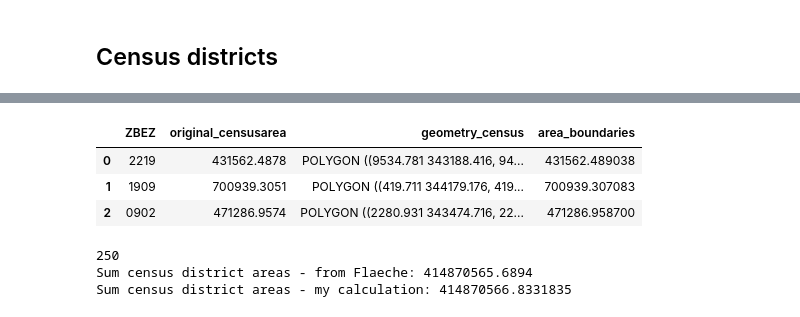
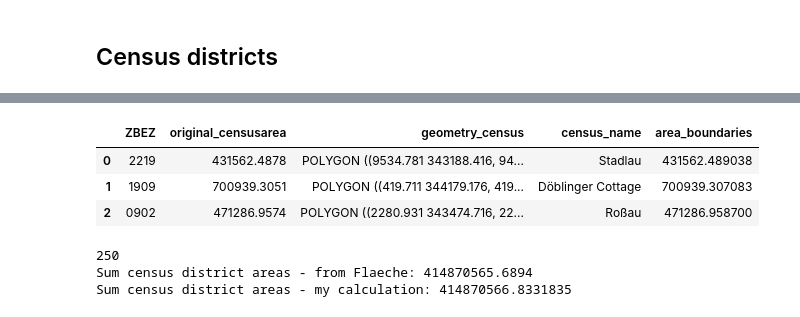
Before and after one commit to isiloral/ma_thesis, a Jupyter notebook: 01.DataProcessing_may22.ipynb, the cells around one changed output, grey strips where cells are left out. Cells and saved outputs as stored; diff of their text form; code cells hidden in the pictures.

```diff
--- a/01.DataProcessing_may22.ipynb
+++ b/01.DataProcessing_may22.ipynb
@@ -94,3 +94,9 @@ EPSG:4326
 | 0 | 22.0 | 19.0 | 22 | 2219 | 431562.4878 | 2963.93 | 2025-05-10 | 305665.0 | POLYGON ((9534.781 343188.416, 94... |
 | 1 | 19.0 | 9.0 | 19 | 1909 | 700939.3051 | 3670.56 | 2025-05-10 | 305666.0 | POLYGON ((419.711 344179.176, 419... |
 | 2 | 9.0 | 2.0 | 09 | 0902 | 471286.9574 | 3510.43 | 2025-05-10 | 305667.0 | POLYGON ((2280.931 343474.716, 22... |
+# %%
+censusnames_path = 'data/namen-zbez.csv'
+censusnames = gpd.read_file(censusnames_path)
+# print(census_boundaries.crs)
+# census_boundaries = census_boundaries.to_crs(epsg=31256)
+censusnames.head(3)
@@ -96,0 +108,12 @@ EPSG:4326
+# %%
+# Step 1: Extract last 4 digits from the SUB_DISTRICT_CODE_VIE
+censusnames['ZBEZ'] = censusnames['SUB_DISTRICT_CODE_VIE'].astype(str).str[-4:]
+
+# Step 2: Merge with census_boundaries on ZBEZ
+census_boundaries = census_boundaries.merge(
+    censusnames[['ZBEZ', 'NAME_STATA']],
+    on='ZBEZ',
+    how='left'
+)
+
+census_boundaries.head(3)
@@ -97,15 +125,16 @@ EPSG:4326
 # %%
-census_boundaries = census_boundaries[['ZBEZ', 'FLAECHE', 'geometry']]
+census_boundaries = census_boundaries[['ZBEZ', 'FLAECHE', 'geometry', 'NAME_STATA']]
 census_boundaries = census_boundaries.rename(columns={'FLAECHE': 'original_censusarea',
-                                                     'geometry': 'geometry_census'})
+                                                     'geometry': 'geometry_census' ,
+                                                     'NAME_STATA': 'census_name'})
 census_boundaries.set_geometry('geometry_census', inplace=True)
 census_boundaries['area_boundaries'] = census_boundaries.geometry.area
 census_boundaries.head(3)
 # %% [output]
-|  | ZBEZ | original_censusarea | geometry_census | area_boundaries |
-| 0 | 2219 | 431562.4878 | POLYGON ((9534.781 343188.416, 94... | 431562.489038 |
-| 1 | 1909 | 700939.3051 | POLYGON ((419.711 344179.176, 419... | 700939.307083 |
-| 2 | 0902 | 471286.9574 | POLYGON ((2280.931 343474.716, 22... | 471286.958700 |
+|  | ZBEZ | original_censusarea | geometry_census | census_name | area_boundaries |
+| 0 | 2219 | 431562.4878 | POLYGON ((9534.781 343188.416, 94... | Stadlau | 431562.489038 |
+| 1 | 1909 | 700939.3051 | POLYGON ((419.711 344179.176, 419... | Döblinger Cottage | 700939.307083 |
+| 2 | 0902 | 471286.9574 | POLYGON ((2280.931 343474.716, 22... | Roßau | 471286.958700 |
 # %%
 print(len(census_boundaries))
 print("Sum census district areas - from Flaeche:", census_boundaries["original_censusarea"].sum())
```
Also changed, not shown: parts of 10 cells of this notebook, 18 other files.
